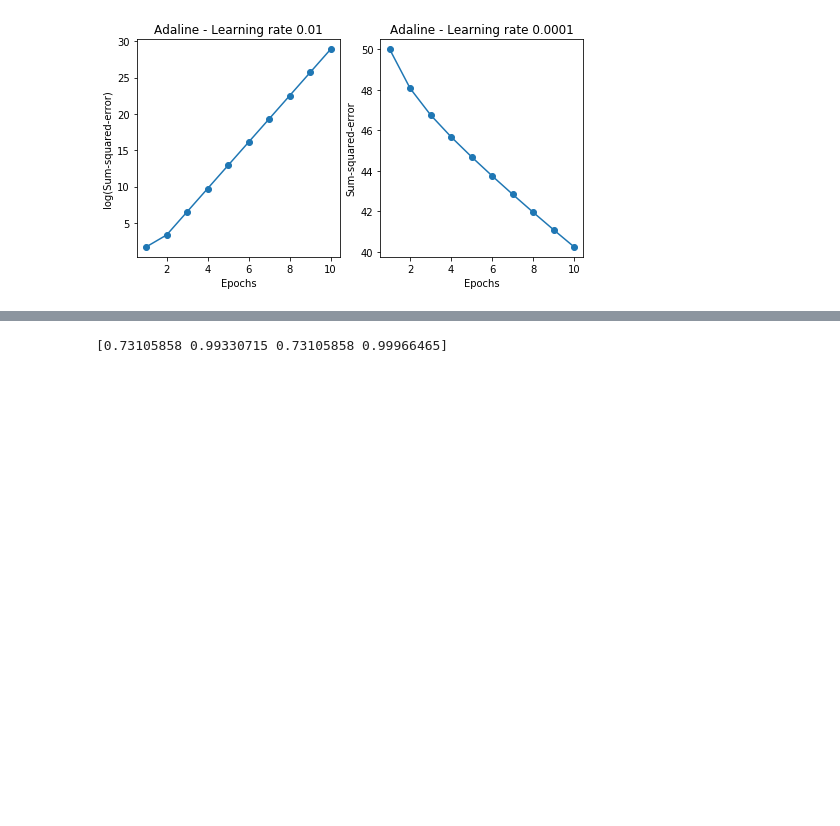
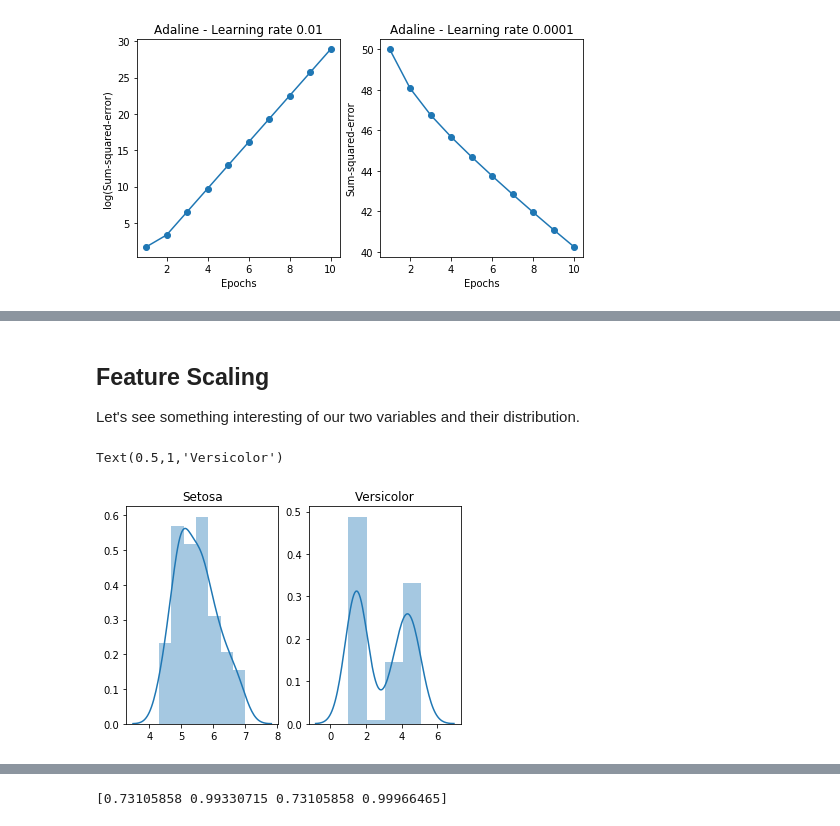
Before and after one commit to vinalyan/Data-Science, a Jupyter notebook: Machine_learning/Neural Networks/Neural Network.ipynb, the cells around one changed output, grey strips where cells are left out. Saved outputs shown, nothing was run; the diff lists cells and outputs as text; code cells hidden in the pictures; blank space fills up the shorter version.

```diff
--- a/Machine_learning/Neural Networks/Neural Network.ipynb
+++ b/Machine_learning/Neural Networks/Neural Network.ipynb
@@ -514,3 +517,18 @@ plt.show()
 From the last example we can see the problem to use a learning rate that is too large - instead to minimize the error function we are increasing it in each epoch and the reason is that we _overshoot_ the global minimum -. However, when we chosen the learning rate =  0.0001 the algorithm will requiere a large of epochs to converge.
 
 <img src="https://pbs.twimg.com/media/DK26ibcXUAEOwel.jpg" height="500" width="500"/>
+# %% [markdown]
+## Feature Scaling
+
+Let's see something interesting of our two variables and their distribution.
+# %%
+import seaborn as sns
+import matplotlib.pyplot as plt
+import numpy as np
+
+fig, ax = plt.subplots(1,2)
+sns.distplot(X[:,0], ax=ax[0]).set_title("Setosa")
+sns.distplot(X[:,1], ax=ax[1]).set_title("Versicolor")
+# %% [output]
+Text(0.5,1,'Versicolor')
+[figure, added]
```
Also changed, not shown: parts of 7 cells of this notebook.
